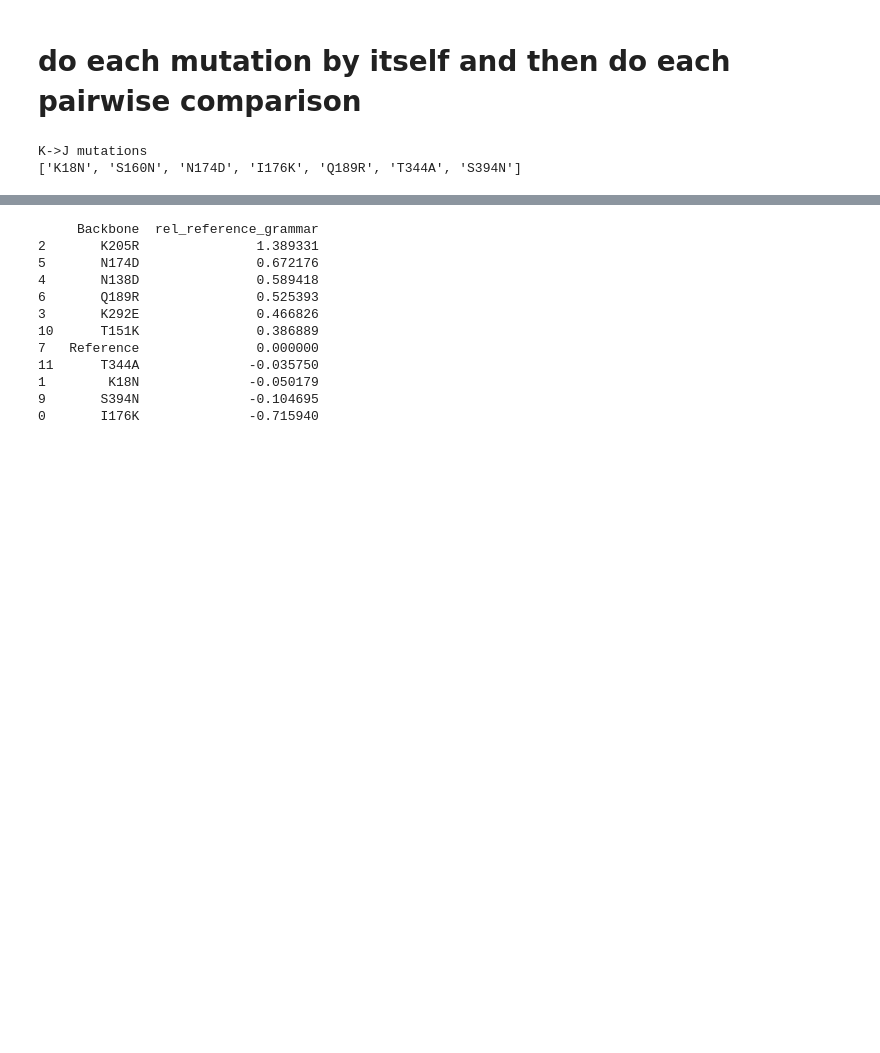
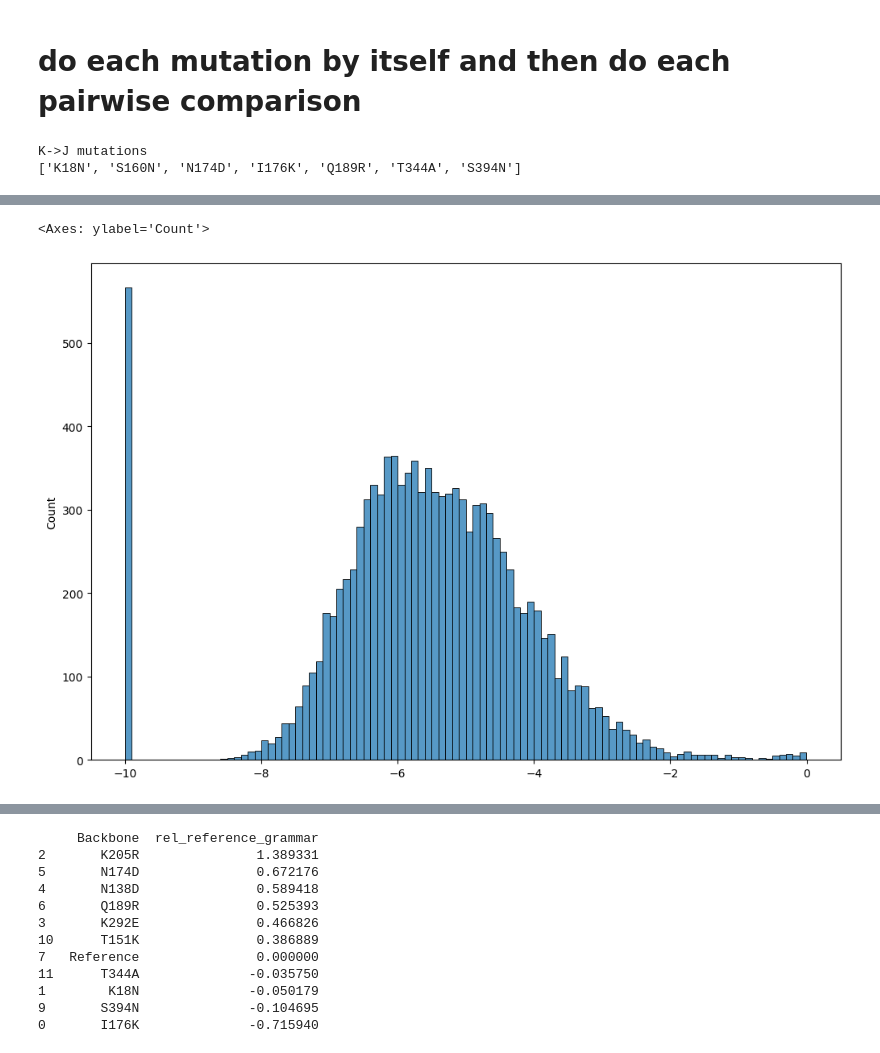
Before and after one commit to omaclean/PLM_SARS-CoV-2, a Jupyter notebook: Notebooks/OM_influenza/Epistasis_hugging_face.ipynb, the cells around one changed output, grey strips where cells are left out. Cells and saved outputs as stored; diff of their text form; code cells hidden in the pictures; blank space fills up the shorter version.

```diff
--- a/Notebooks/OM_influenza/Epistasis_hugging_face.ipynb
+++ b/Notebooks/OM_influenza/Epistasis_hugging_face.ipynb
@@ -292,3 +311,34 @@ probability_wide = make_wide_dataframe(plm_probability, value_name="probability"
 
 entropy_wide.to_csv(out+sub_mod+'_entropy.csv',index=False)
 probability_wide.to_csv(out+sub_mod+'_probability.csv',index=False)
+# %%
+#def get_mutation_prob_matrix(reference_protein, model, model_layers, device, batch_converter, alphabet):
+backbone=backbone_id
+reference_spike_sequence = sequences[backbone]
+result = get_mutation_prob_matrix(reference_spike_sequence, model, model_layers, device, batch_converter, alphabet)
+mutation_prob_matrix = result['mutation_matrix']
+amino_acids = result['amino_acids']
+positions = result['positions']
+
+# Get max non-reference probability for each site
+# Loop through each position (column) and mask out the reference amino acid
+max_non_reference_probs = []
+for site_idx, pos in enumerate(positions):
+    ref_aa = reference_spike_sequence[site_idx]  # Get the reference amino acid at this position
+
+    # Get all probabilities at this site
+    site_probs = mutation_prob_matrix[:, site_idx].copy()
+
+    # Only mask out the reference if it's one of the 20 standard amino acids
+    # If it's X or another non-standard AA, just take the max of all 20
+    if ref_aa in amino_acids:
+        ref_aa_idx = amino_acids.index(ref_aa)  # Get its index in the amino_acids list
+        # Mask out the reference amino acid
+        site_probs[ref_aa_idx] = -np.inf  # Set reference to very low value so it won't be max
+    # modify mutation_prob_matrix to make reference sites probabilities zero
+    mutation_prob_matrix[ref_aa_idx, site_idx] = 0.0
+    # Get the maximum of the remaining (mutant) probabilities
+    max_mutant_prob = site_probs.max()
+    max_non_reference_probs.append(max_mutant_prob)
+
+max_non_reference_probs = np.array(max_non_reference_probs)
@@ -368,3 +463,14 @@ Index(['Mutation', 'Backbone', 'probability_1', 'probability_2',
+# %%
+# seaborn histogram of mutation_prob_flat
+plt.figure(figsize=(12, 8))
+# log x axis before plotting
+mutation_prob_matrix_log=np.log10(mutation_prob_matrix + 1e-10)  # add small constant to avoid log(0)
+sns.histplot(mutation_prob_matrix_log.flatten(), bins=100)
+#log yaxis log x axis
+#plt.yscale('log')
+# %% [output]
+<Axes: ylabel='Count'>
+[figure, added]
 # %%
 mut_info_combos.head()
 # %% [output]
```
Also changed, not shown: parts of 7 cells of this notebook, 1 other file.
